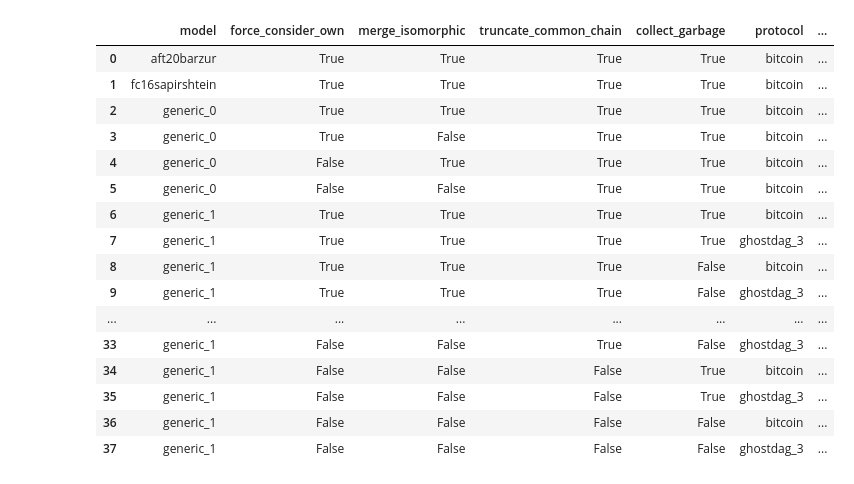
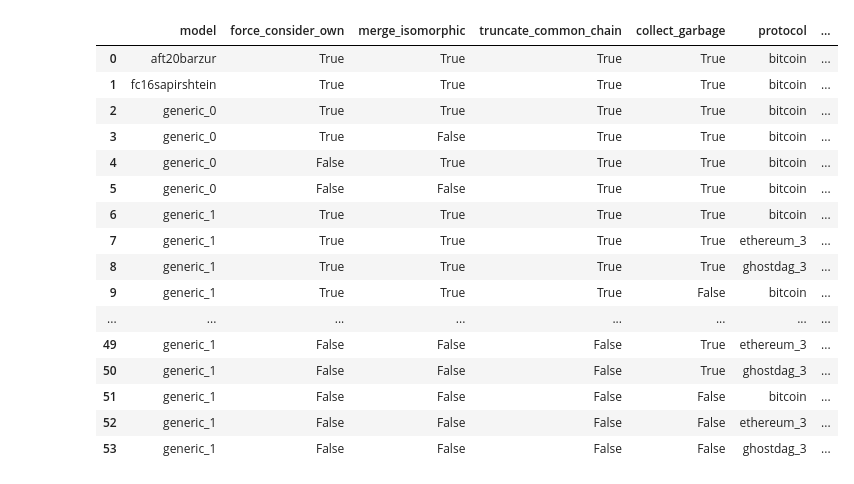
Before and after one commit to pkel/cpr, a Jupyter notebook: mdp/2-generic-v1-state-space-size.ipynb, the cells around one changed output. Drawn from its saved outputs; the diff is of its cells as text; code cells hidden in the pictures.

```diff
--- a/mdp/2-generic-v1-state-space-size.ipynb
+++ b/mdp/2-generic-v1-state-space-size.ipynb
@@ -124,40 +140,37 @@ models
 # %%
-horizon = 30  # paper: 100
-
-
 def working_df_gen():
     for i, r in models.iterrows():
-        m = PTO_wrapper(implicit_mdps[i], horizon=horizon, terminal_state=b"terminal")
+        m = implicit_mdps[i]
         yield dict(
             implicit_mdp=m,
             explorer=Explorer(m, m.honest),
             aborted=False,
             last_distance=-1,
             last_size=-1,
             time_spent=0,
         )
 
 
 working_df = pandas.DataFrame(working_df_gen())
 models.join(working_df)
 # %% [output]
 |  | model | force_consider_own | merge_isomorphic | truncate_common_chain | collect_garbage | protocol | ... |
 | 0 | aft20barzur | True | True | True | True | bitcoin | ... |
 | 1 | fc16sapirshtein | True | True | True | True | bitcoin | ... |
 | 2 | generic_0 | True | True | True | True | bitcoin | ... |
 | 3 | generic_0 | True | False | True | True | bitcoin | ... |
 | 4 | generic_0 | False | True | True | True | bitcoin | ... |
 | 5 | generic_0 | False | False | True | True | bitcoin | ... |
 | 6 | generic_1 | True | True | True | True | bitcoin | ... |
-| 7 | generic_1 | True | True | True | True | ghostdag_3 | ... |
-| 8 | generic_1 | True | True | True | False | bitcoin | ... |
-| 9 | generic_1 | True | True | True | False | ghostdag_3 | ... |
+| 7 | generic_1 | True | True | True | True | ethereum_3 | ... |
+| 8 | generic_1 | True | True | True | True | ghostdag_3 | ... |
+| 9 | generic_1 | True | True | True | False | bitcoin | ... |
 | ... | ... | ... | ... | ... | ... | ... | ... |
-| 33 | generic_1 | False | False | True | False | ghostdag_3 | ... |
-| 34 | generic_1 | False | False | False | True | bitcoin | ... |
-| 35 | generic_1 | False | False | False | True | ghostdag_3 | ... |
-| 36 | generic_1 | False | False | False | False | bitcoin | ... |
-| 37 | generic_1 | False | False | False | False | ghostdag_3 | ... |
+| 49 | generic_1 | False | False | False | True | ethereum_3 | ... |
+| 50 | generic_1 | False | False | False | True | ghostdag_3 | ... |
+| 51 | generic_1 | False | False | False | False | bitcoin | ... |
+| 52 | generic_1 | False | False | False | False | ethereum_3 | ... |
+| 53 | generic_1 | False | False | False | False | ghostdag_3 | ... |
 # %%
 def step_gen(max_size):
     while True:
```
Also changed, not shown: parts of 8 cells of this notebook, 4 other files.
